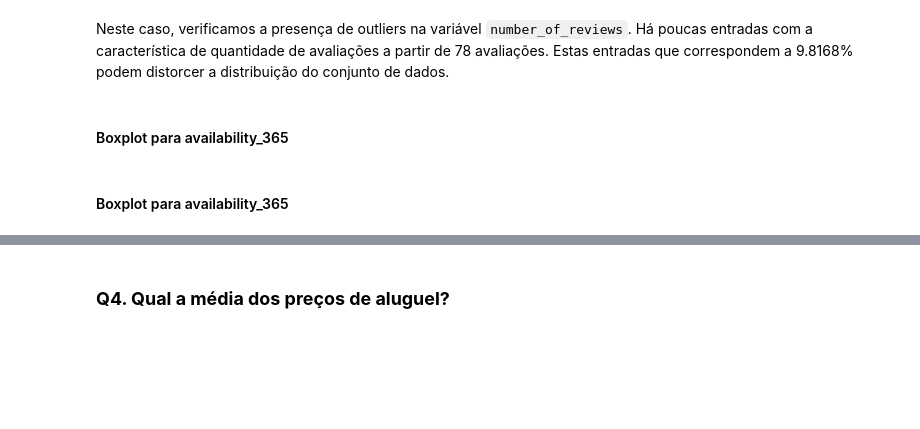
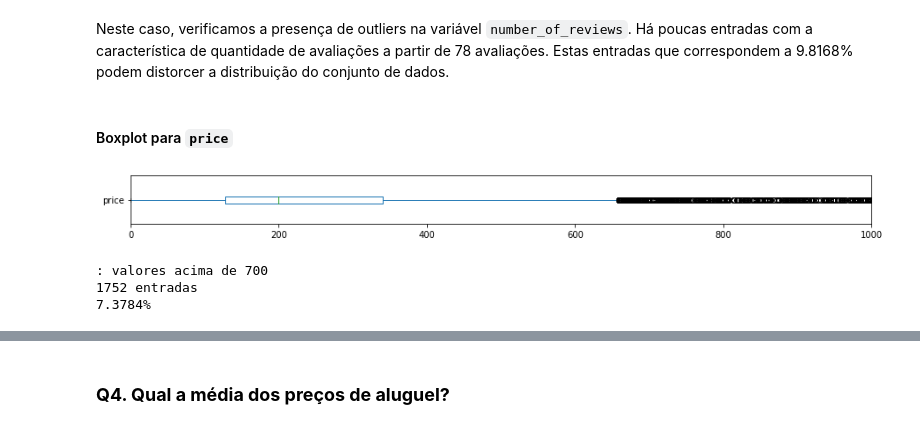
Before and after one commit to adrianadamata/Data_Science_Analise_Dados_Airbnb_Havai, a Jupyter notebook: Analisando_os_Dados_do_Airbnb_havai.ipynb, the cells around one changed output, grey strips where cells are left out. Cells and saved outputs as stored; diff of their text form; code cells hidden in the pictures; blank space fills up the shorter version.

```diff
--- a/Analisando_os_Dados_do_Airbnb_havai.ipynb
+++ b/Analisando_os_Dados_do_Airbnb_havai.ipynb
@@ -215,6 +226,19 @@ print("{:.4f}%".format((len(df[df.number_of_reviews > 78]) / df.shape[0])*100))
 # %% [markdown]
 Neste caso, verificamos a presença de outliers na variável `number_of_reviews`. Há poucas entradas com a característica de quantidade de avaliações a partir de 78 avaliações. Estas entradas que correspondem a 9.8168% podem distorcer a distribuição do conjunto de dados.
 # %% [markdown]
-#### Boxplot para availability_365
+#### Boxplot para `price`
-# %% [markdown]
-#### Boxplot para availability_365
+# %%
+# price
+df.price.plot(kind='box', vert=False, xlim=([0,1000]), figsize=(15, 1))
+plt.show()
+# %% [output]
+[figure, added]
+# %%
+# ver quantidade de valores acima de 700 para price
+print("\n: valores acima de 700")
+print("{} entradas".format(len(df[df.price > 700])))
+print("{:.4f}%".format((len(df[df.price > 700]) / df.shape[0])*100))
+# %% [output]
+: valores acima de 700
+1752 entradas
+7.3784%
```
Also changed, not shown: parts of 27 cells of this notebook.
